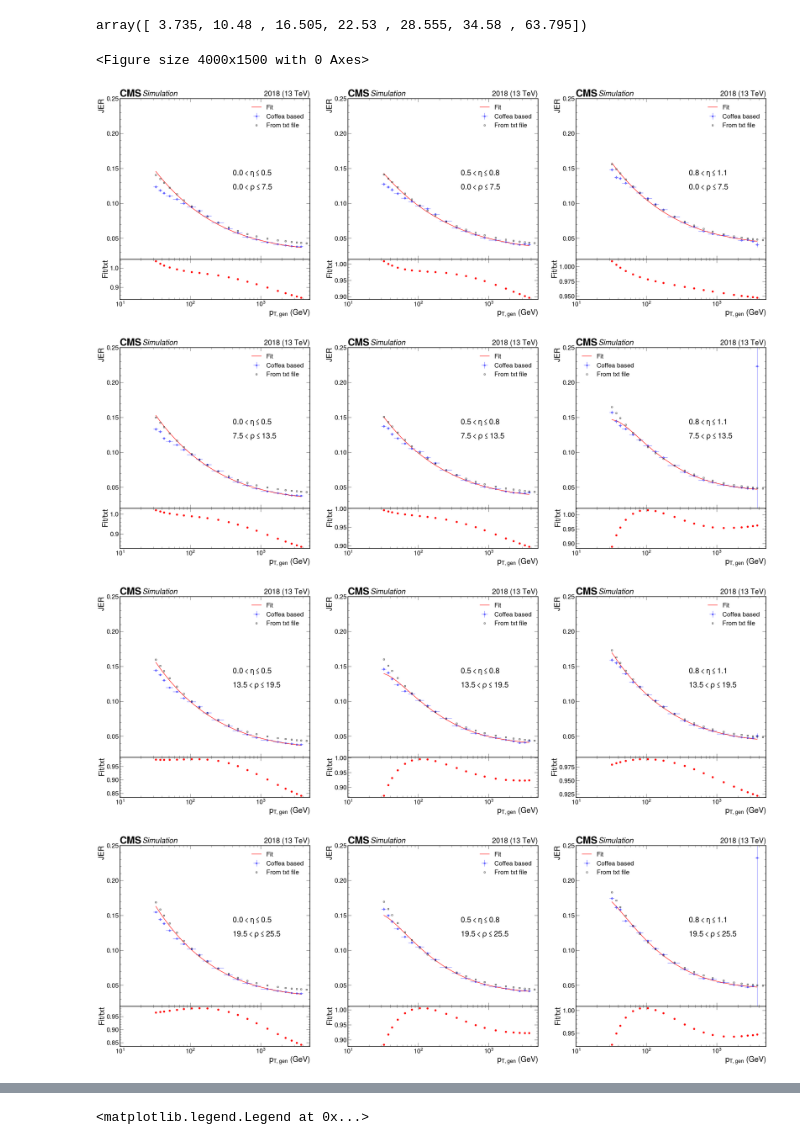
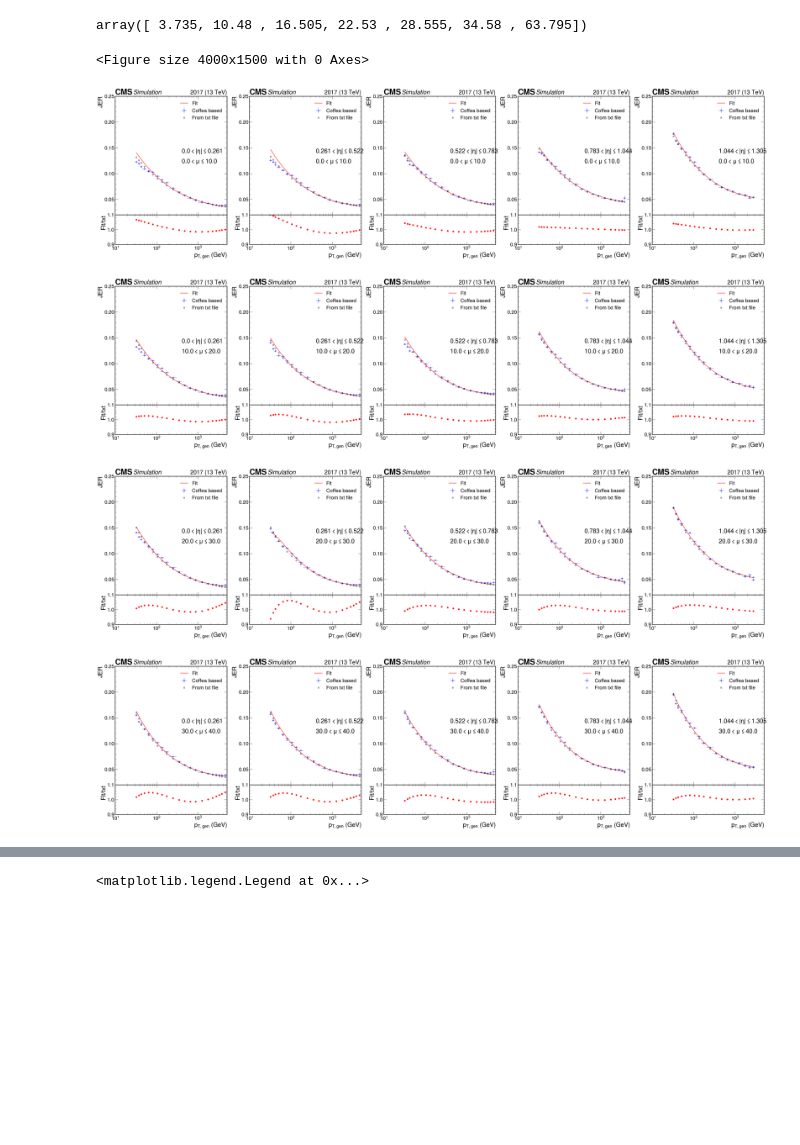
Before and after one commit to mandalaritra1/JERcoffeacasa, a Jupyter notebook: plotting.ipynb, the cells around one changed output, grey strips where cells are left out. Drawn from its saved outputs; the diff is of its cells as text; code cells hidden in the pictures; blank space fills up the shorter version.

Commit message:
pileup

```diff
--- a/plotting.ipynb
+++ b/plotting.ipynb
@@ -14,8 +15,8 @@ coffea version  0.7.21
 import mplhep as hep
 hep.style.use("CMS")
 # %%
-year = 2018
-era = "2018"
+year = 2017
+era = "2017"
 
 if era == "2016":
     jerfile = "Summer20UL16_JRV3_MC_PtResolution_AK4PFchs.txt"
@@ -27,17 +28,17 @@ if era == '2016APV':
     filename = 'samples/flatPU_JMENano_2016APV.txt'
     year = 2016
 if era == '2017':
-    jerfile = "Summer19UL17_JRV2_MC_PtResolution_AK4PFchs.txt"
+    jerfile = "Summer20UL17_JRV1_MC_PtResolution_AK4PFchs.txt"
     filename = 'samples/flatPU_JMENano_2017.txt'
     year = 2017
-    more = 'JMEv2'
+    more = 'JME_all_jets'
 if era == '2018':
-    jerfile = "Summer19UL18_JRV2_MC_PtResolution_AK4PFchs.txt"
+    jerfile = "Summer20UL18_JRV1_MC_PtResolution_AK4PFchs.txt"
     filename = 'samples/flatPU_JMENano_2018.txt'
     year = 2018
-    more = 'JMEv2'  #change more according to filename
+    more = 'JME'  #change more according to filename
 # %%
-with open("QCDresponse_"+era+more+".pkl", "rb") as f:
+with open("QCD_pt_response_"+era+more+".pkl", "rb") as f:
     output = pickle.load( f )
 # %%
 hist_0 = output["pt_reco_over_gen"]
@@ -165,11 +166,16 @@ array([ 3.735, 10.48 , 16.505, 22.53 , 28.555, 34.58 , 63.795])
 #vs pileup (then converted to rho value using the relation derived)
 
 import pandas as pd
-eras = ['2016', '2016APV' , '2017', '2018']
-eras = ['2018']
+eras = ['2017', '2018']
+#eras = ['2017']
 df_fit = pd.DataFrame({"rho_low":[], "rho_high":[], "eta_low":[], "eta_high":[], "par0":[],"par0_unc":[], "par1":[],"par1_unc":[],
                        "par2":[],"par2_unc":[], "par3":[],"par3_unc":[] , "era":[]})
-
+n_rho_min = 0
+n_rho_max = 6
+n_eta_min = 0
+n_eta_max = 5
+n_rho = n_rho_max - n_rho_min
+n_eta = n_eta_max - n_eta_min
 for era in eras:
 
     if era == "2016":
@@ -183,27 +189,28 @@ for era in eras:
         year = 2016
         more = "_premix"
     if era == '2017':
-        jerfile = "Summer19UL17_JRV2_MC_PtResolution_AK4PFchs.txt"
+        jerfile = "Summer20UL17_JRV1_MC_PtResolution_AK4PFchs.txt"
         filename = 'samples/flatPU_JMENano_2017.txt'
         year = 2017
-        more = "JMEv2"
+        more = "JME_all_jets"
     if era == '2018':
-        jerfile = "Summer19UL18_JRV2_MC_PtResolution_AK4PFchs.txt"
+        jerfile = "Summer20UL18_JRV1_MC_PtResolution_AK4PFchs.txt"
         filename = 'samples/flatPU_JMENano_2018.txt'
         year = 2018
-        more = "JMEv2"
+        more = "JME"
     import itertools
     plt.figure(figsize = (40,15))
-    with open("QCDresponse_"+era+more+".pkl", "rb") as f:
+    with open("QCD_pt_response_"+era+more+".pkl", "rb") as f:
         output = pickle.load( f )
     hist_0 = output["pt_reco_over_gen"]
-    for i_rho in range(5):
-        fig = plt.figure(figsize = (40,12.5))
-        gs = gridspec.GridSpec(nrows=2, ncols=3, height_ratios=[4, 1], hspace = 0.0)
-        for i_eta in range(3):
+
+    for i_rho in range(n_rho_min, n_rho_max):
+        fig = plt.figure(figsize = (10*n_eta,11.5))
+        gs = gridspec.GridSpec(nrows=2, ncols= n_eta, height_ratios=[4, 1], hspace = 0.0)
+        for i_eta in range(n_eta_min, n_eta_max):
             hist_rho_pt_frac = hist_0.project("eta","pileup","pt","frac").to_numpy()[0][i_eta]
 
-            ax = plt.subplot(gs[i_eta])
+            ax = plt.subplot(gs[i_eta - n_eta_min])
             markers = itertools.cycle(['o', 's', 'v', '^', 'D'])
             hist_pt_frac = hist_rho_pt_frac[i_rho]
             histfit = Histfit(hist_pt_frac, frac_values, pt_values)
@@ -212,57 +219,55 @@ for era in eras:
             sigma_list = histfit.parameters["sigma"]
             sigma_error_list  = np.array(histfit.parameters["sigmaErr"])
 
-            #4.608         0.4947         0.1052        -0.9417
-            sel = (pt_values>=30) & (pt_values<=4000)
+
+            #sel = (pt_values>=30) & (pt_values<=4000)
+            sel = (histfit.parameters["sigma"] != None ) & (pt_values>=30)
             #print(sel)
-            popt,pcov = curve_fit(jerfunc,  np.array(pt_values[sel], dtype = 'float64'),  np.array(sigma_list[sel], dtype = 'float64') , sigma = np.array(sigma_error_list[sel],dtype = 'float64') , bounds =([-10,-5,-5,-5],[10,2,1,5]) )
+            popt,pcov = curve_fit(jerfunc,  np.array(pt_values[sel], dtype = 'float64'),  np.array(sigma_list[sel], dtype = 'float64') , sigma = np.array(sigma_error_list[sel],dtype = 'float64') , bounds =([-10,-5,-3,-5],[10,2,2,5]) )
 
             df_fit2 = pd.DataFrame({"rho_low":[rho_bins[i_rho]], "rho_high":[rho_bins[i_rho+1]], "eta_low":[eta_bins[i_eta]], "eta_high":[eta_bins[i_eta+1]],
                                     "par0":[popt[0]],"par0_unc":[np.sqrt(pcov[0][0])], "par1":[popt[1]],"par1_unc":[np.sqrt(pcov[1][1])],
                                     "par2":[popt[2]],"par2_unc":[np.sqrt(pcov[2][2])], "par3":[popt[3]],"par3_unc":[np.sqrt(pcov[3][3])] , "era":[era]})
             df_fit = pd.concat([df_fit,df_fit2])
 
-            ax.errorbar(pt_values[sel], sigma_list[sel], np.power(sigma_error_list, 0.5)[sel], xerr = pt_widths[sel]/2,   linestyle = "",
+            ax.errorbar(pt_values[sel], sigma_list[sel], np.power(sigma_error_list[sel], 0.5), xerr = pt_widths[sel]/2,   linestyle = "",
                         label ="Coffea based", fmt = next(markers), markersize = 5, markerfacecolor='none', linewidth = 0.7, color = 'blue')
 
             #ax.errorbar(pt_values, sigma_list, label ="Coffea based", fmt = next(markers), markersize = 5, markerfacecolor='none', linewidth = 0.7, color = 'blue')
             plt.plot(pt_values[sel], jerfunc(pt_values[sel], *popt), label = 'Fit', color = 'red')
             plt.xlim(10,5000)
 
             plt.ylabel("JER")
             plt.xscale("log")
             plt.ylim(0.02, 0.250)
             ax.set_xticklabels('')
 
-            plt.errorbar(x = pt_values[pt_values>=30], y = [computeJER(pt = pt,eta = eta_values[i_eta],rho = rho_values[i_rho], filename = jerfile) for pt in pt_values[pt_values>=30]], fmt = next(markers) ,
+            plt.errorbar(x = pt_values[sel], y = [computeJER(pt = pt,eta = eta_values[i_eta],rho = rho_values[i_rho], filename = jerfile) for pt in pt_values[sel]], fmt = next(markers) ,
                              label = "From txt file",linestyle = "", markersize = 5, markerfacecolor='none', color = 'black')
             hep.cms.label( year = era )
 
 
             plt.legend()
-            plt.text(400, 0.14, str(round(eta_bins[i_eta],1))+r'$ <\eta \leq $'+str(round(eta_bins[i_eta+1],1)))
-            plt.text(400, 0.12, str(round(rho_bins[i_rho],1))+r'$ <\rho \leq $'+str(round(rho_bins[i_rho+1],1)))
+            plt.text(400, 0.14, str(round(eta_bins[i_eta],3))+r'$ <|\eta| \leq $'+str(round(eta_bins[i_eta+1],3)))
+            plt.text(400, 0.12, str(round(pileup_bins[i_rho],0))+r'$ <\mu \leq $'+str(round(pileup_bins[i_rho+1],0)))
 
             #ratio plot
-            ax2 = plt.subplot(gs[3+i_eta])
-            #ratio = np.array(sigma_list[sel])/np.reshape([computeJER(pt = pt,eta = eta_values[i_eta],rho = rho_values[i_rho], filename = jerfile) for pt in pt_values[sel]], len(pt_values[sel]))
-            #ratioerr = np.power(sigma_error_list[sel],0.5)/np.reshape([computeJER(pt = pt,eta = eta_values[i_eta],rho = rho_values[i_rho], filename = jerfile) for pt in pt_values[sel]], len(pt_values[sel]))
-            #print(ratio)
-            # print(ratioerr)
-            #ax2.errorbar(pt_values[sel], ratio, ratioerr, xerr = pt_widths[sel]/2,   linestyle = "",
-                        #label ="Coffea based", fmt = next(markers), markersize = 5, markerfacecolor='none', linewidth = 0.7, color = 'blue')
+            ax2 = plt.subplot(gs[n_eta+i_eta - n_eta_min])
+
 
             ratio2 = jerfunc(pt_values[sel], *popt)/np.reshape([computeJER(pt = pt,eta = eta_values[i_eta],rho = rho_values[i_rho], filename = jerfile) for pt in pt_values[sel]], len(pt_values[sel]))
 
             ax2.plot(pt_values[sel], ratio2, color = 'r', label = 'Fit/txt', marker = 'o', linestyle = '')
+            plt.ylim(0.9, 1.1)
 
             ax2.set_xlim(10,5000)
             ax2.set_xscale('log')
             ax2.set_xlabel(r"$p_{T,gen}$ (GeV)")
             ax2.set_ylabel('Fit/txt')
+        plt.savefig("plots/"+era+"_"+str(round(eta_bins[i_eta],3))+"_" +str(round(pileup_bins[i_rho],1))+".png", dpi = 100)
 # %% [output]
 <Figure size 4000x1500 with 0 Axes>
-[figure, old version]
+[figure, new version]
-[figure, old version]
+[figure, new version]
-[figure, old version]
+[figure, new version]
-[figure, old version]
+[figure, new version]
```
Also changed, not shown: parts of 15 cells of this notebook, 6 other files.
